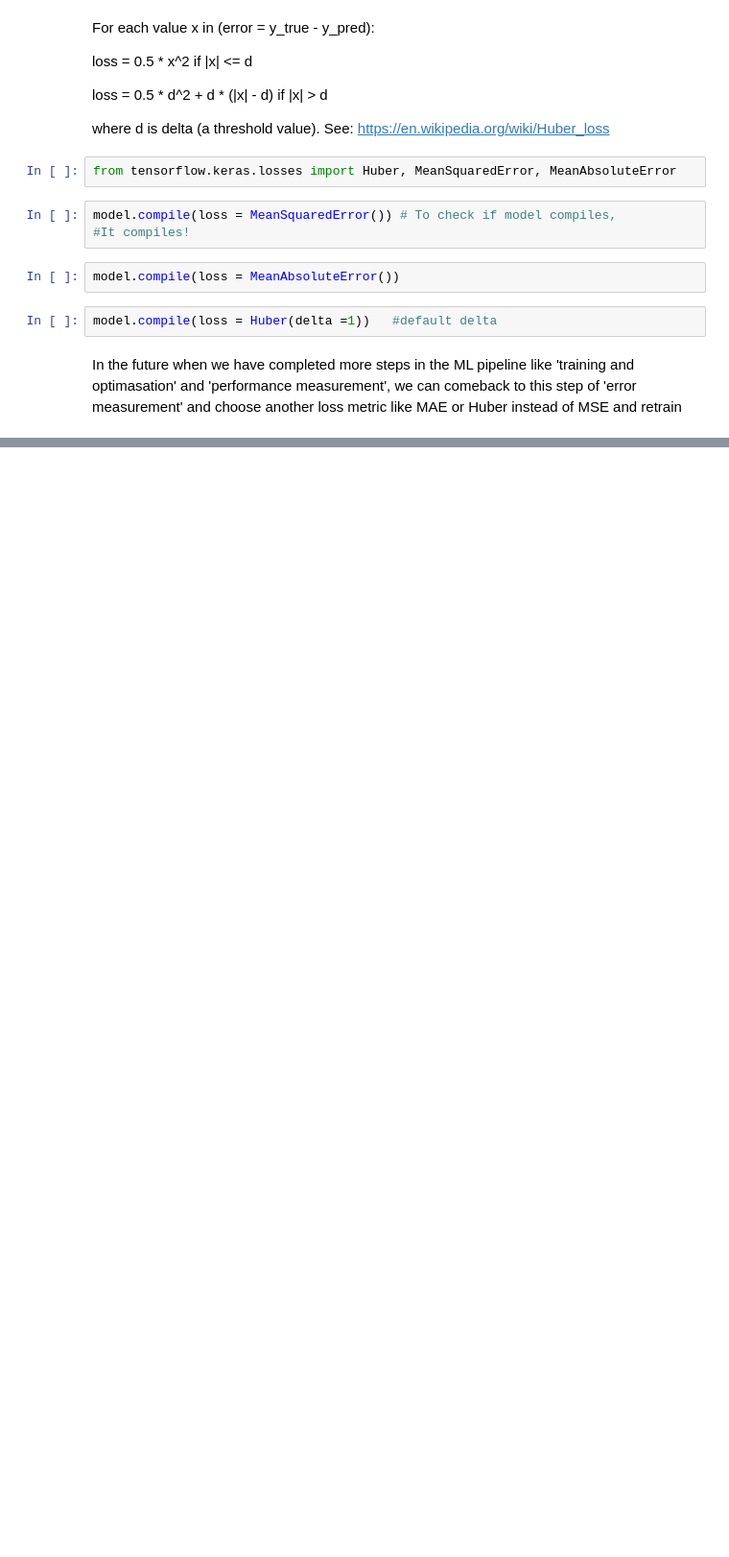
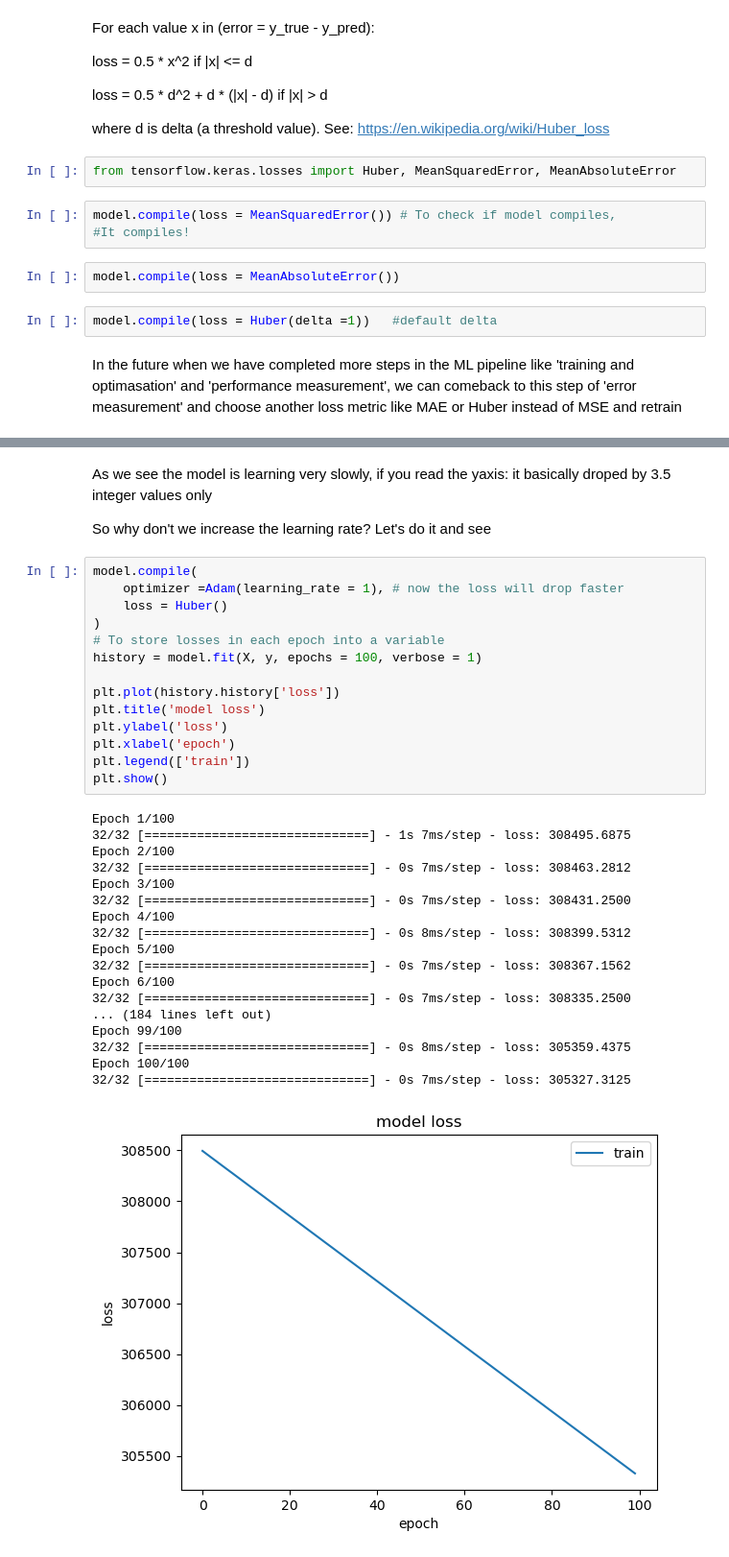
Before and after one commit to hamdaan-shaikh/LearnTF, a Jupyter notebook: 02_Building_Neural_Networks_with_TensorFlow_[Car_Price_Prediction].ipynb, the cells around one changed output, grey strips where cells are left out. Shown at 96% size. Saved outputs shown, nothing was run; the diff lists cells and outputs as text; blank space fills up the shorter version.

```diff
--- a/02_Building_Neural_Networks_with_TensorFlow_[Car_Price_Prediction].ipynb
+++ b/02_Building_Neural_Networks_with_TensorFlow_[Car_Price_Prediction].ipynb
@@ -377,0 +506,37 @@ In the future when we have completed more steps in the ML pipeline like 'trainin
+# %% [markdown]
+As we see the model is learning very slowly, if you read the yaxis: it basically droped by 3.5 integer values only
+
+So why don't we increase the learning rate? Let's do it and see
+# %%
+model.compile(
+    optimizer =Adam(learning_rate = 1), # now the loss will drop faster
+    loss = Huber()
+)
+# To store losses in each epoch into a variable
+history = model.fit(X, y, epochs = 100, verbose = 1)
+
+plt.plot(history.history['loss'])
+plt.title('model loss')
+plt.ylabel('loss')
+plt.xlabel('epoch')
+plt.legend(['train'])
+plt.show()
+# %% [output]
+Epoch 1/100
+32/32 [==============================] - 1s 7ms/step - loss: 308495.6875
+Epoch 2/100
+32/32 [==============================] - 0s 7ms/step - loss: 308463.2812
+Epoch 3/100
+32/32 [==============================] - 0s 7ms/step - loss: 308431.2500
+Epoch 4/100
+32/32 [==============================] - 0s 8ms/step - loss: 308399.5312
+Epoch 5/100
+32/32 [==============================] - 0s 7ms/step - loss: 308367.1562
+Epoch 6/100
+32/32 [==============================] - 0s 7ms/step - loss: 308335.2500
+... (184 lines left out)
+Epoch 99/100
+32/32 [==============================] - 0s 8ms/step - loss: 305359.4375
+Epoch 100/100
+32/32 [==============================] - 0s 7ms/step - loss: 305327.3125
+[figure, added]
```
Also changed, not shown: parts of 15 cells of this notebook.
